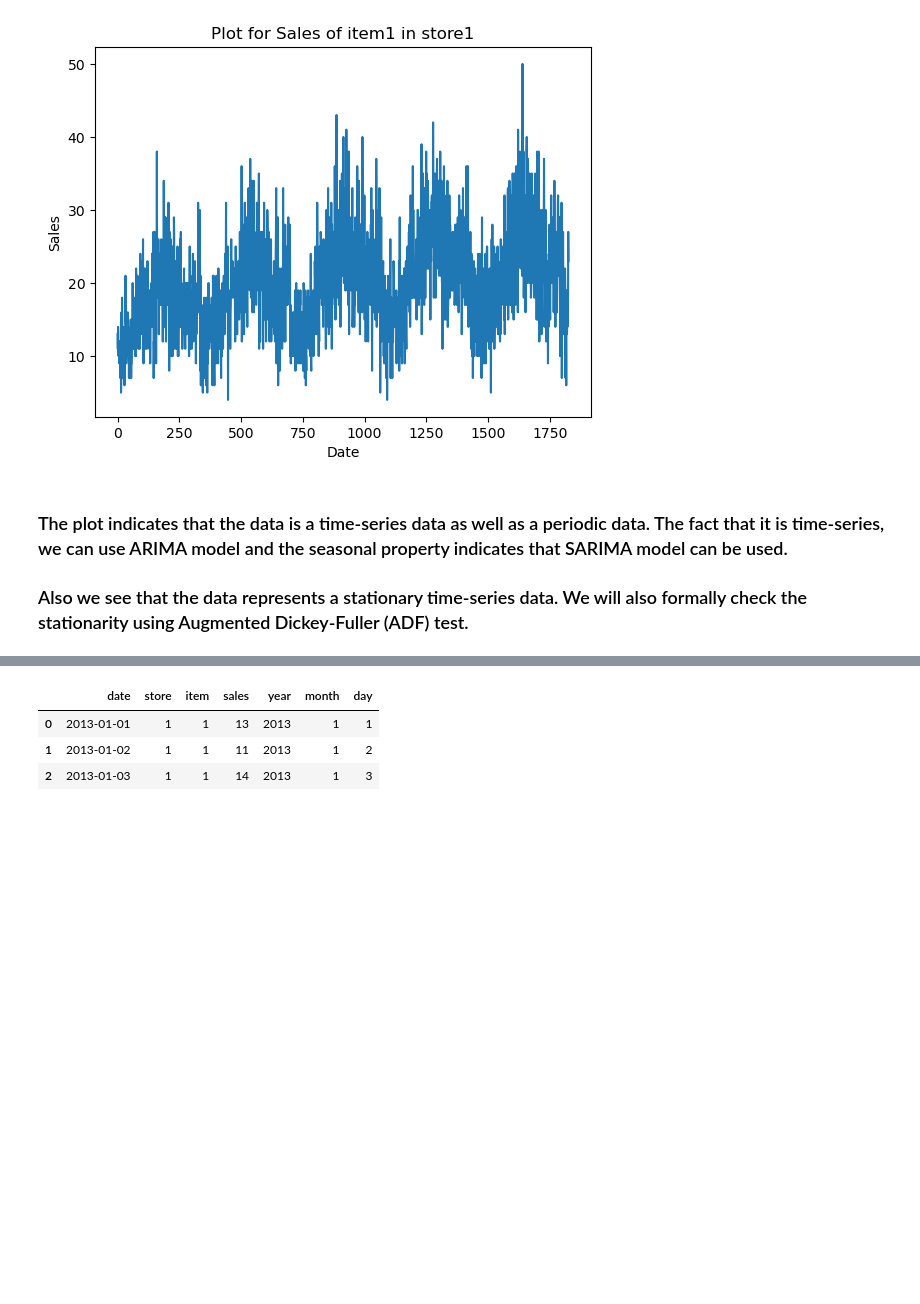
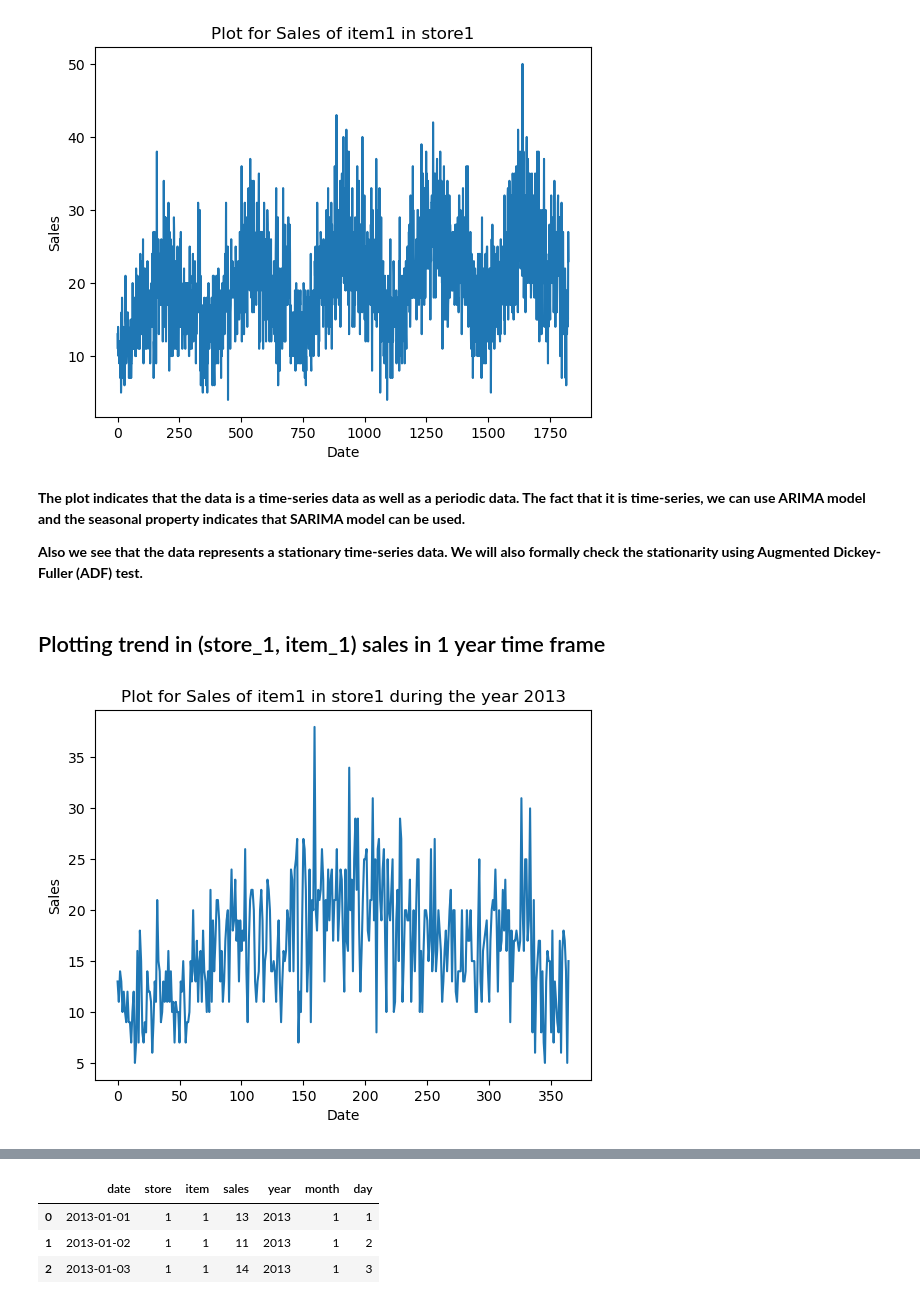
Before and after one commit to Hari10Kesav/ML-User-Interface, a Jupyter notebook: Preprocessing_Notebooks/Preprocessing.ipynb, the cells around one changed output, grey strips where cells are left out. Saved outputs shown, nothing was run; the diff lists cells and outputs as text; code cells hidden in the pictures; blank space fills up the shorter version.

Commit message:
Visualization contd.

```diff
--- a/Preprocessing_Notebooks/Preprocessing.ipynb
+++ b/Preprocessing_Notebooks/Preprocessing.ipynb
@@ -83,6 +83,17 @@ plt.show()
 # %% [output]
 [figure]
 # %% [markdown]
-### The plot indicates that the data is a time-series data as well as a periodic data. The fact that it is time-series, we can use ARIMA model and the seasonal property indicates that SARIMA model can be used.
+**The plot indicates that the data is a time-series data as well as a periodic data. The fact that it is time-series, we can use ARIMA model and the seasonal property indicates that SARIMA model can be used.**
 
-### Also we see that the data represents a stationary time-series data. We will also formally check the stationarity using Augmented Dickey-Fuller (ADF) test.
+**Also we see that the data represents a stationary time-series data. We will also formally check the stationarity using Augmented Dickey-Fuller (ADF) test.**
+# %% [markdown]
+## Plotting trend in (store_1, item_1) sales in 1 year time frame
+# %%
+plot_record = store_1_item_1.iloc[:365]
+plt.plot(plot_record["sales"])
+plt.xlabel("Date")
+plt.ylabel("Sales")
+plt.title("Plot for Sales of item1 in store1 during the year 2013")
+plt.show()
+# %% [output]
+[figure, added]
```
Also changed, not shown: parts of 3 cells of this notebook, 3 other files.
